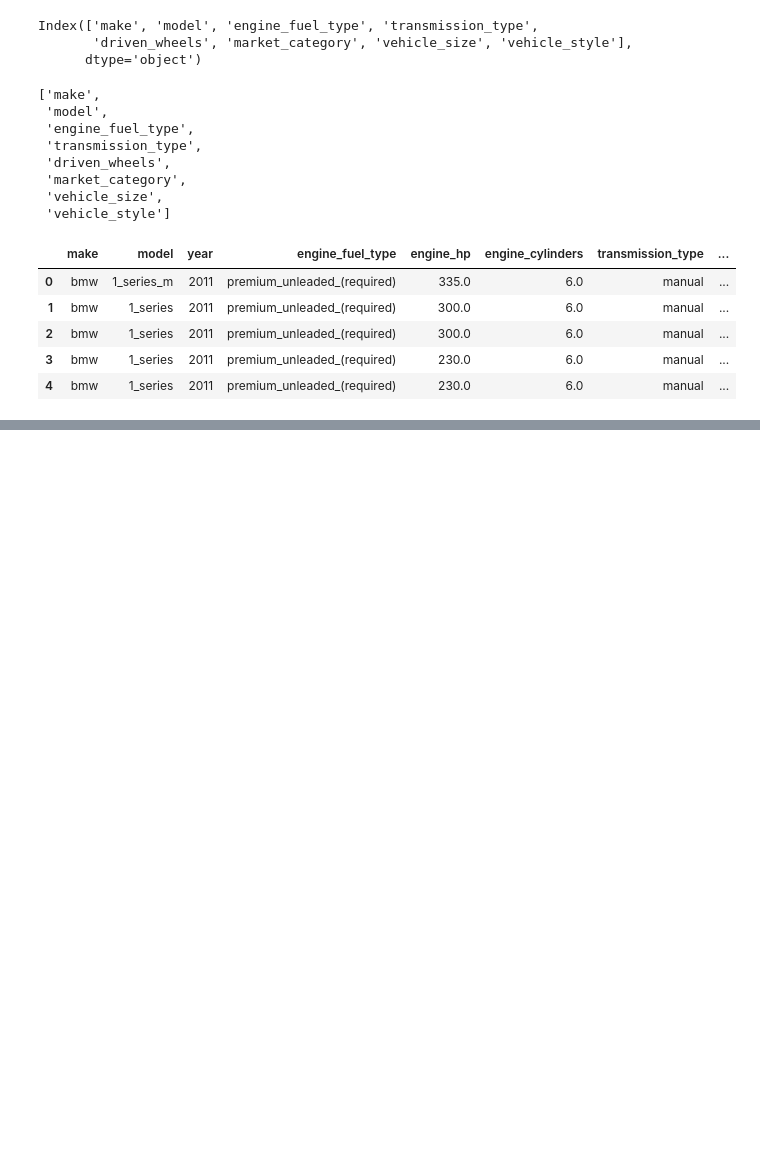
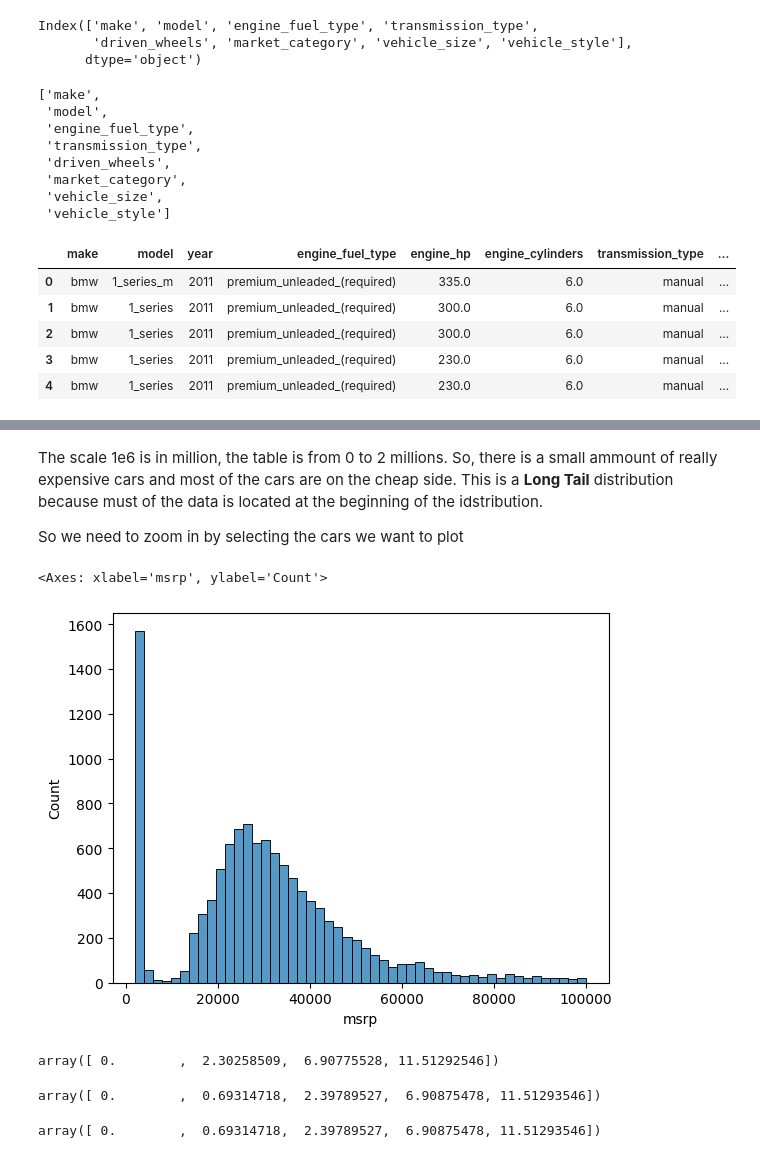
Before and after one commit to kasteion/ml-zoomcamp-2024, a Jupyter notebook: 02-regression/02-price-prediction.ipynb, the cells around one changed output, grey strips where cells are left out. Cells and saved outputs as stored; diff of their text form; code cells hidden in the pictures; blank space fills up the shorter version.

Commit message:
(week-2) exploratory data analysis and setting up the validation framework

```diff
--- a/02-regression/02-price-prediction.ipynb
+++ b/02-regression/02-price-prediction.ipynb
@@ -105,0 +156,28 @@ df.head(n = 5)
+# %% [markdown]
+The scale 1e6 is in million, the table is from 0 to 2 millions. So, there is a small ammount of really expensive cars and most of the cars are on the cheap side. This is a **Long Tail** distribution because must of the data is located at the beginning of the idstribution.
+
+So we need to zoom in by selecting the cars we want to plot
+# %%
+sns.histplot(df.msrp[df.msrp < 100000], bins=50)
+# %% [output]
+<Axes: xlabel='msrp', ylabel='Count'>
+[figure, added]
+# %%
+# This kind of long tail distribution is not useful for ML because of the long tail (can mess things up with the model)
+# We need to get rid of the long tail, for that we usually apply the logaritmic distribution.
+np.log([1, 10, 1000, 100000])
+# %% [output]
+array([ 0.        ,  2.30258509,  6.90775528, 11.51292546])
+# %%
+# This gives an error beacuse there is no log of 0 (divide by zero encountered in log)
+# np.log([0, 1, 10, 1000, 100000])
+
+# To prevent this it's pretty common to add 1 to each item
+np.log([0 + 1, 1 + 1, 10 + 1, 1000 + 1, 100000 + 1])
+# %% [output]
+array([ 0.        ,  0.69314718,  2.39789527,  6.90875478, 11.51293546])
+# %%
+# Instead adding 1 like this, there is a function in numpy that can help us
+np.log1p([0, 1, 10, 1000, 100000])
+# %% [output]
+array([ 0.        ,  0.69314718,  2.39789527,  6.90875478, 11.51293546])
```
Also changed, not shown: parts of 30 cells of this notebook.
